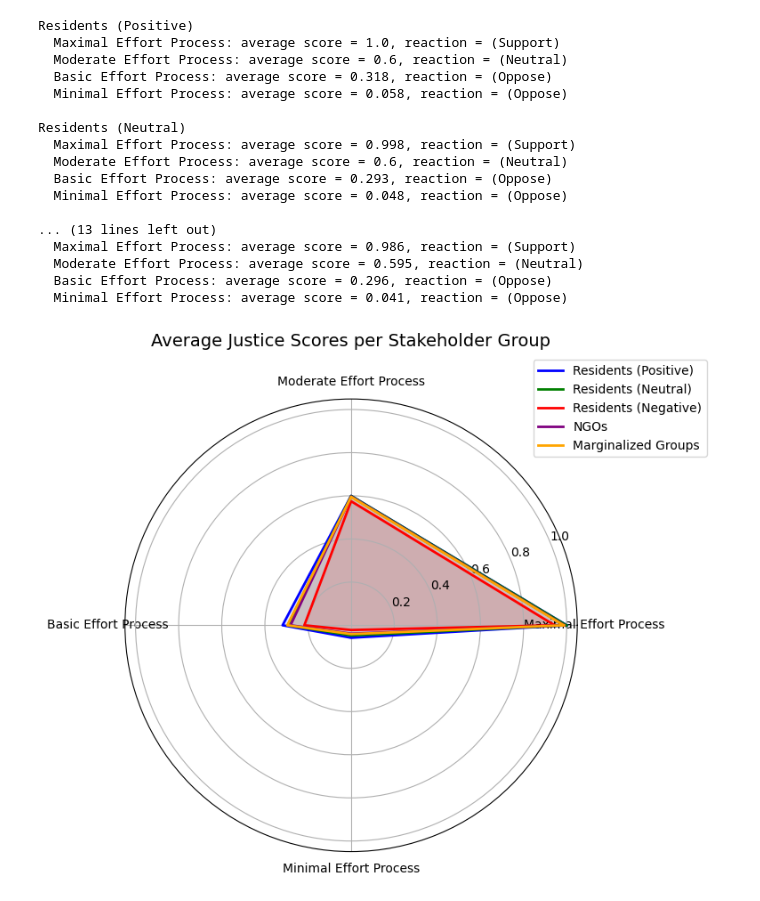
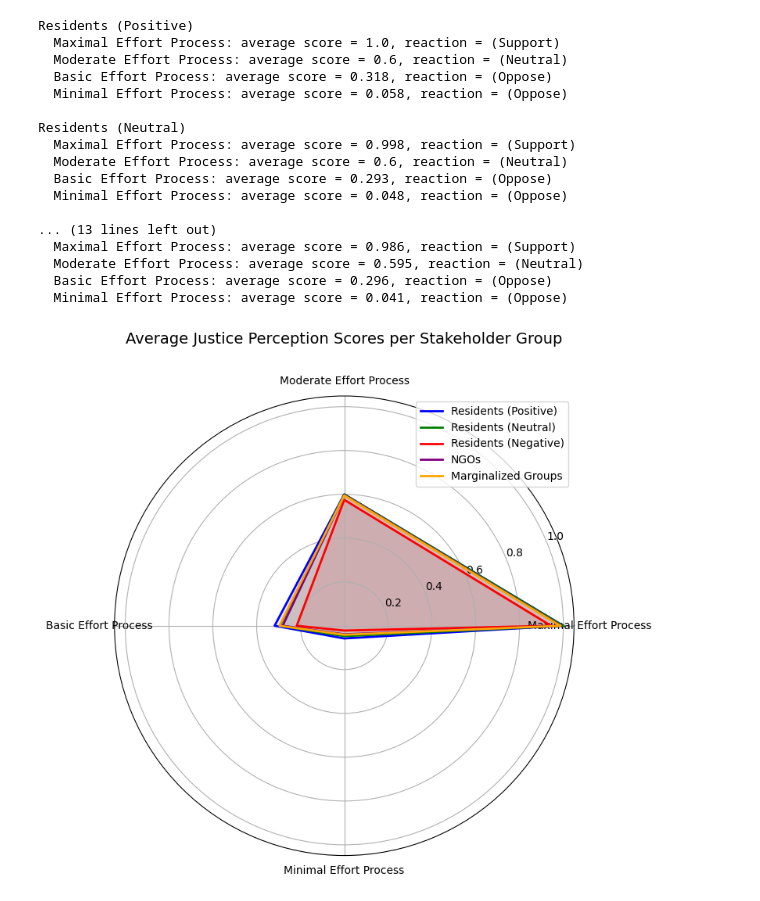
Before and after one commit to skippervdbrekel/ProceduralJustice, a Jupyter notebook: complete_model.ipynb, the cells around one changed output. Cells and saved outputs as stored; diff of their text form; code cells hidden in the pictures.

```diff
--- a/complete_model.ipynb
+++ b/complete_model.ipynb
@@ -299,34 +299,33 @@ for i, group in enumerate(group_labels):
         scores.append(avg_score)
     scores += scores[:1]
 
     ax.plot(angles, scores, label=group, color=colors[i], linewidth=2)
     ax.fill(angles, scores, color=colors[i], alpha=0.1)
 
 ax.set_xticks(angles[:-1])
 ax.set_xticklabels(sequence_labels)
 ax.set_yticks([0.2, 0.4, 0.6, 0.8, 1.0])
 ax.set_yticklabels(['0.2', '0.4', '0.6', '0.8', '1.0'])
-ax.set_title("Average Justice Scores per Stakeholder Group", size=14, y=1.1)
-ax.legend(loc='upper right', bbox_to_anchor=(1.3, 1.1))
-
+ax.set_title("Average Justice Perception Scores per Stakeholder Group", size=14, y=1.1)
+ax.legend()
 plt.tight_layout()
 plt.show()
 # %% [output]
 Residents (Positive)
   Maximal Effort Process: average score = 1.0, reaction = (Support)
   Moderate Effort Process: average score = 0.6, reaction = (Neutral)
   Basic Effort Process: average score = 0.318, reaction = (Oppose)
   Minimal Effort Process: average score = 0.058, reaction = (Oppose)
 
 Residents (Neutral)
   Maximal Effort Process: average score = 0.998, reaction = (Support)
   Moderate Effort Process: average score = 0.6, reaction = (Neutral)
   Basic Effort Process: average score = 0.293, reaction = (Oppose)
   Minimal Effort Process: average score = 0.048, reaction = (Oppose)
 
 ... (13 lines left out)
   Maximal Effort Process: average score = 0.986, reaction = (Support)
   Moderate Effort Process: average score = 0.595, reaction = (Neutral)
   Basic Effort Process: average score = 0.296, reaction = (Oppose)
   Minimal Effort Process: average score = 0.041, reaction = (Oppose)
-[figure, old version]
+[figure, new version]
```
Also changed, not shown: parts of 1 cell of this notebook.
